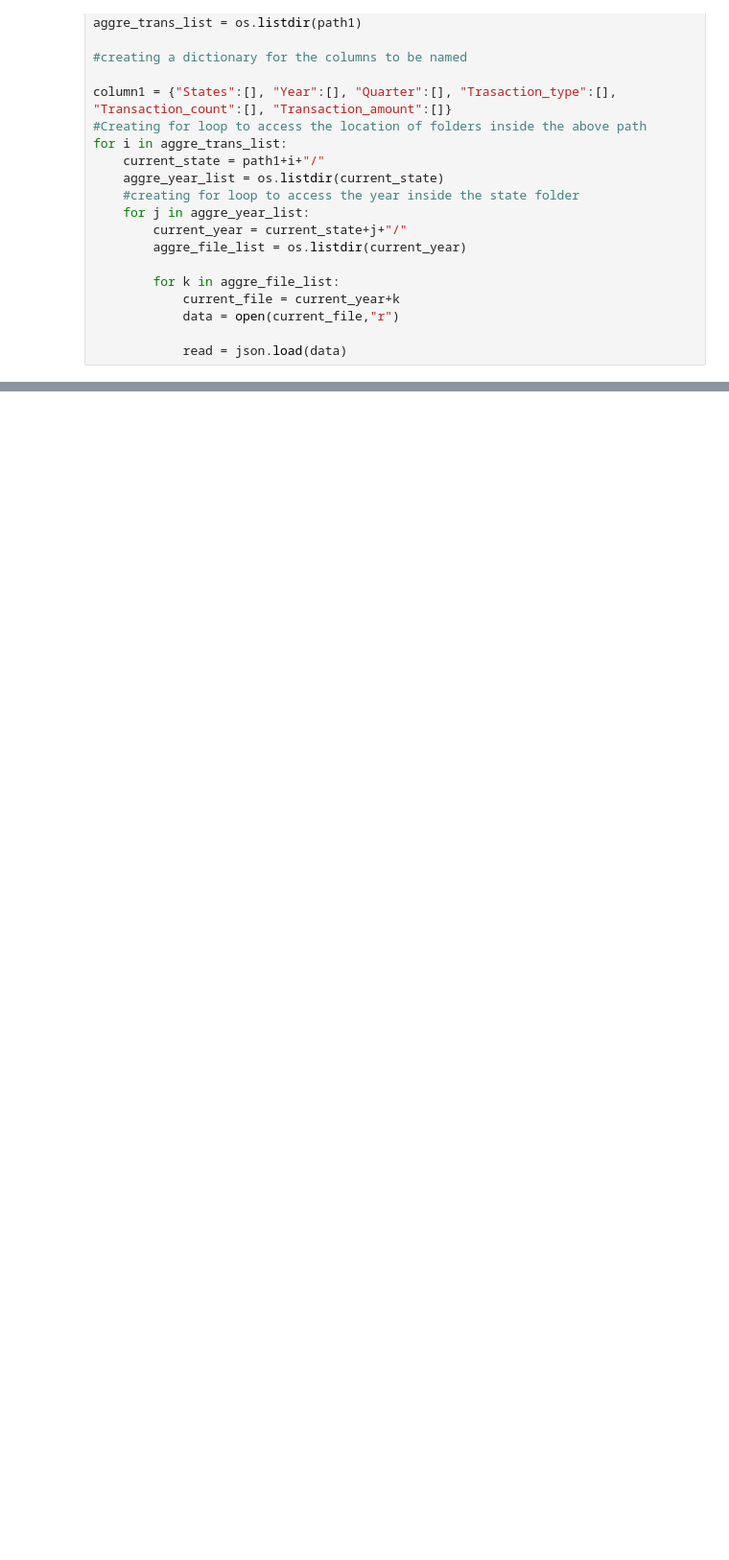
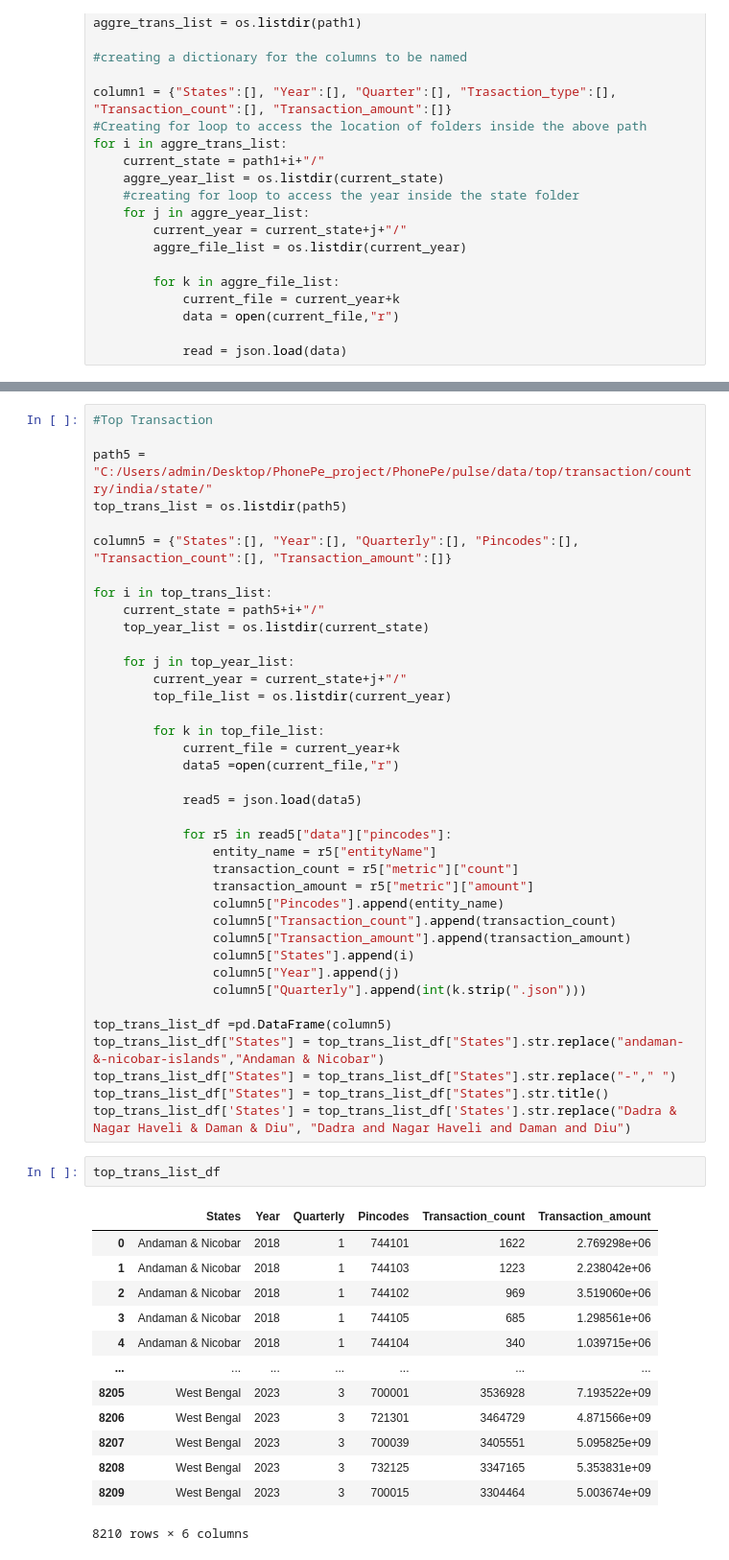
Before and after one commit to Nivetha-I/PhonePe, a Jupyter notebook: phonepetest.ipynb, the cells around one changed output, grey strips where cells are left out. Shown at 96% size. Drawn from its saved outputs; the diff is of its cells as text; blank space fills up the shorter version.

```diff
--- a/phonepetest.ipynb
+++ b/phonepetest.ipynb
@@ -64,0 +174,54 @@ read
+# %%
+#Top Transaction
+
+path5 = "C:/Users/admin/Desktop/PhonePe_project/PhonePe/pulse/data/top/transaction/country/india/state/"
+top_trans_list = os.listdir(path5)
+
+column5 = {"States":[], "Year":[], "Quarterly":[], "Pincodes":[], "Transaction_count":[], "Transaction_amount":[]}
+
+for i in top_trans_list:
+    current_state = path5+i+"/"
+    top_year_list = os.listdir(current_state)
+
+    for j in top_year_list:
+        current_year = current_state+j+"/"
+        top_file_list = os.listdir(current_year)
+
+        for k in top_file_list:
+            current_file = current_year+k
+            data5 =open(current_file,"r")
+
+            read5 = json.load(data5)
+
+            for r5 in read5["data"]["pincodes"]:
+                entity_name = r5["entityName"]
+                transaction_count = r5["metric"]["count"]
+                transaction_amount = r5["metric"]["amount"]
+                column5["Pincodes"].append(entity_name)
+                column5["Transaction_count"].append(transaction_count)
+                column5["Transaction_amount"].append(transaction_amount)
+                column5["States"].append(i)
+                column5["Year"].append(j)
+                column5["Quarterly"].append(int(k.strip(".json")))
+
+top_trans_list_df =pd.DataFrame(column5)
+top_trans_list_df["States"] = top_trans_list_df["States"].str.replace("andaman-&-nicobar-islands","Andaman & Nicobar")
+top_trans_list_df["States"] = top_trans_list_df["States"].str.replace("-"," ")
+top_trans_list_df["States"] = top_trans_list_df["States"].str.title()
+top_trans_list_df['States'] = top_trans_list_df['States'].str.replace("Dadra & Nagar Haveli & Daman & Diu", "Dadra and Nagar Haveli and Daman and Diu")
+# %%
+top_trans_list_df
+# %% [output]
+|  | States | Year | Quarterly | Pincodes | Transaction_count | Transaction_amount |
+| 0 | Andaman & Nicobar | 2018 | 1 | 744101 | 1622 | 2.769298e+06 |
+| 1 | Andaman & Nicobar | 2018 | 1 | 744103 | 1223 | 2.238042e+06 |
+| 2 | Andaman & Nicobar | 2018 | 1 | 744102 | 969 | 3.519060e+06 |
+| 3 | Andaman & Nicobar | 2018 | 1 | 744105 | 685 | 1.298561e+06 |
+| 4 | Andaman & Nicobar | 2018 | 1 | 744104 | 340 | 1.039715e+06 |
+| ... | ... | ... | ... | ... | ... | ... |
+| 8205 | West Bengal | 2023 | 3 | 700001 | 3536928 | 7.193522e+09 |
+| 8206 | West Bengal | 2023 | 3 | 721301 | 3464729 | 4.871566e+09 |
+| 8207 | West Bengal | 2023 | 3 | 700039 | 3405551 | 5.095825e+09 |
+| 8208 | West Bengal | 2023 | 3 | 732125 | 3347165 | 5.353831e+09 |
+| 8209 | West Bengal | 2023 | 3 | 700015 | 3304464 | 5.003674e+09 |
+8210 rows × 6 columns
```
Also changed, not shown: parts of 20 cells of this notebook, 17 other files.
